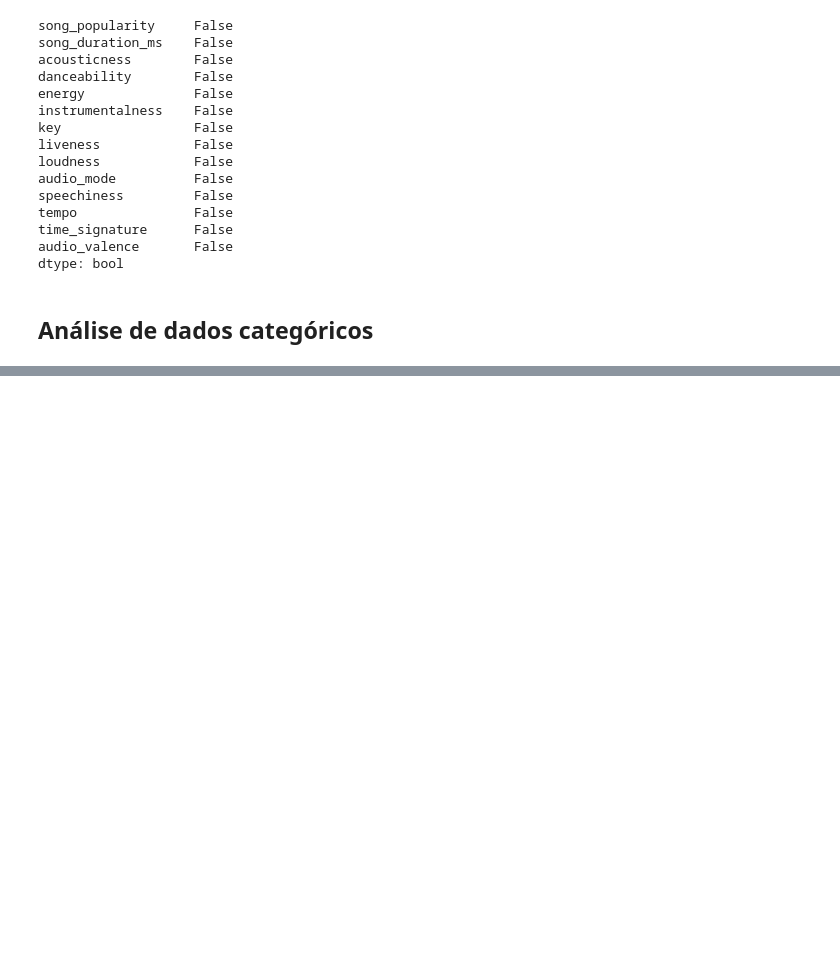
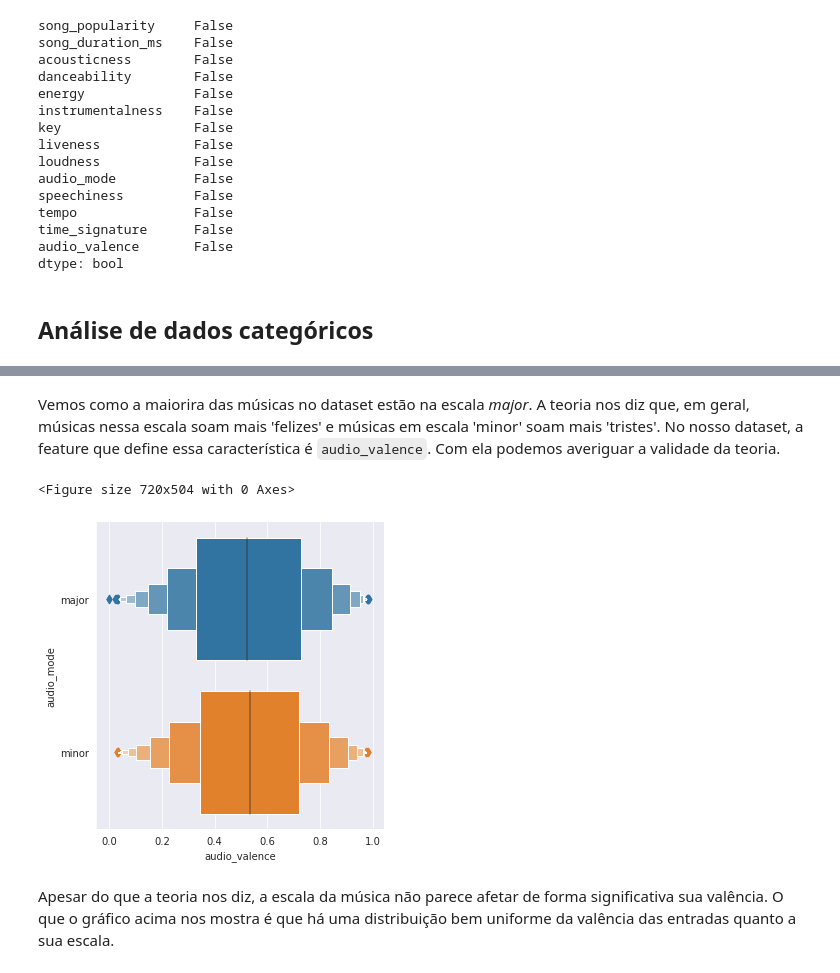
Before and after one commit to luish18/analise_dados_spotify, a Jupyter notebook: analise.ipynb, the cells around one changed output, grey strips where cells are left out. Drawn from its saved outputs; the diff is of its cells as text; code cells hidden in the pictures; blank space fills up the shorter version.

```diff
--- a/analise.ipynb
+++ b/analise.ipynb
@@ -171,0 +195,11 @@ dtype: bool
+# %% [markdown]
+Vemos como a maiorira das músicas no dataset estão na escala *major*. A teoria nos diz que, em geral, músicas nessa escala soam mais 'felizes' e músicas em escala 'minor' soam mais 'tristes'. No nosso dataset, a feature que define essa característica é `audio_valence`. Com ela podemos averiguar a validade da teoria.
+# %%
+plt.figure(figsize=(10,7))
+sns.catplot('audio_valence', 'audio_mode', data=df, kind='boxen')
+plt.show()
+# %% [output]
+<Figure size 720x504 with 0 Axes>
+[figure, added]
+# %% [markdown]
+Apesar do que a teoria nos diz, a escala da música não parece afetar de forma significativa sua valência. O que o gráfico acima nos mostra é que há uma distribuição bem uniforme da valência das entradas quanto a sua escala.
```
Also changed, not shown: parts of 9 cells of this notebook.
